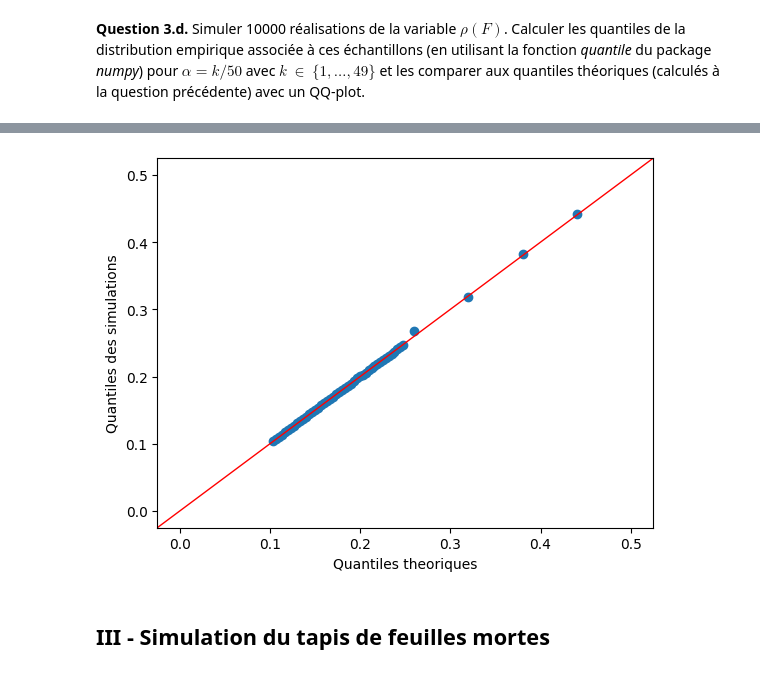
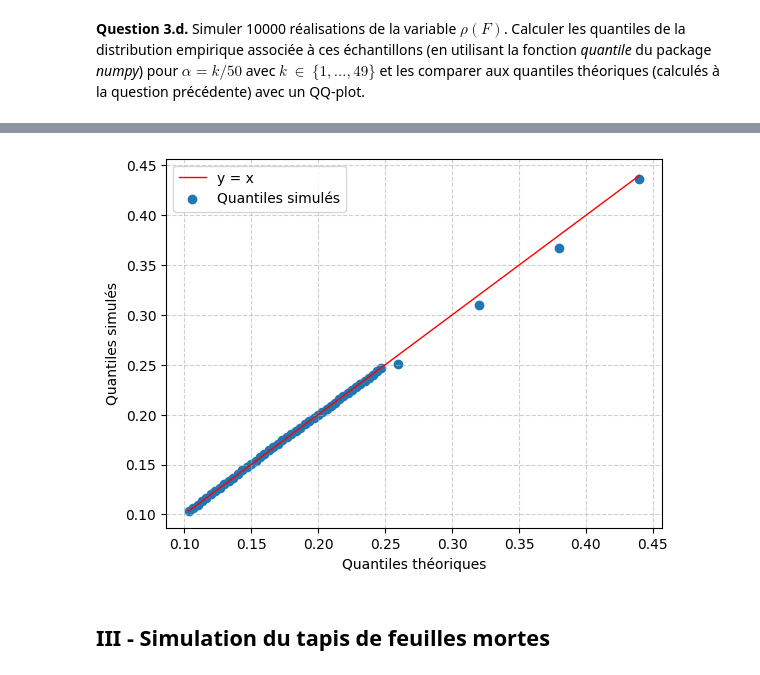
Before and after one commit to HBoiarsky/DM-probas-mines, a Jupyter notebook: PN_Probas_24-25_VF.ipynb, the cells around one changed output, grey strips where cells are left out. Drawn from its saved outputs; the diff is of its cells as text; code cells hidden in the pictures.

```diff
--- a/PN_Probas_24-25_VF.ipynb
+++ b/PN_Probas_24-25_VF.ipynb
@@ -574,7 +579,7 @@ Un QQ-plot est une figure permettant de comparer visuellement deux distributions
 **Question 3.d.**  Simuler 10000 réalisations de la variable $\rho(F)$. Calculer les quantiles de la distribution empirique associée à ces échantillons (en utilisant la fonction *quantile* du package *numpy*) pour $\alpha = k/50$ avec $k~\in~\lbrace 1,\dots,49\rbrace$ et les comparer aux quantiles théoriques (calculés à la question précédente) avec un QQ-plot.
 # %%
 ## Simulation de rho(F)
-rho_sim=## COMPLETER ###
-
+rho_sim = [ invF_rho(np.random.uniform(0,1),a,b,p) for i in range(10000) ]
+rho_sim.sort()
 # Calcul des quantiles des réalisations
-qexp=## COMPLETER ###
+qexp = np.quantile(rho_sim, [k/50 for k in range(1, 50)])
@@ -583,6 +585,0 @@ SyntaxError: invalid syntax (524357517.py, line 2)
-# %%
-## Simulation de rho(F)
-rho_sim = [ invF_rho(np.random.uniform(0,1),a,b,p) for i in range(10000) ]
-rho_sim.sort()
-# Calcul des quantiles des réalisations
-qexp = [ rho_sim[i] for i in range(200,10000,200) ]
@@ -592,13 +586,15 @@ NameError: name 'qth' is not defined
 # %%
 ## QQ-plot
-fig,ax=plt.subplots()
-ax.axline((0, 0), (0.5, 0.5), linewidth=1, color='r')
-ax.scatter(qth,qexp)
-ax.set_xlabel("Quantiles theoriques")
-ax.set_ylabel("Quantiles des simulations")
-fig.show()
+fig, ax = plt.subplots()
+ax.plot([min(qth), max(qth)], [min(qth), max(qth)], 'r-', linewidth=1, label="y = x")  # Ligne de référence
+ax.scatter(qth, qexp, label="Quantiles simulés")  # Scatter plot
+ax.set_xlabel("Quantiles théoriques")
+ax.set_ylabel("Quantiles simulés")
+ax.legend()
+ax.grid(True, linestyle='--', alpha=0.6)
+plt.show()
 # %% [output]
-[figure, old version]
+[figure, new version]
 # %% [markdown]
 ## III - Simulation du tapis de feuilles mortes
 # %% [markdown]
```
Also changed, not shown: parts of 6 cells of this notebook.
